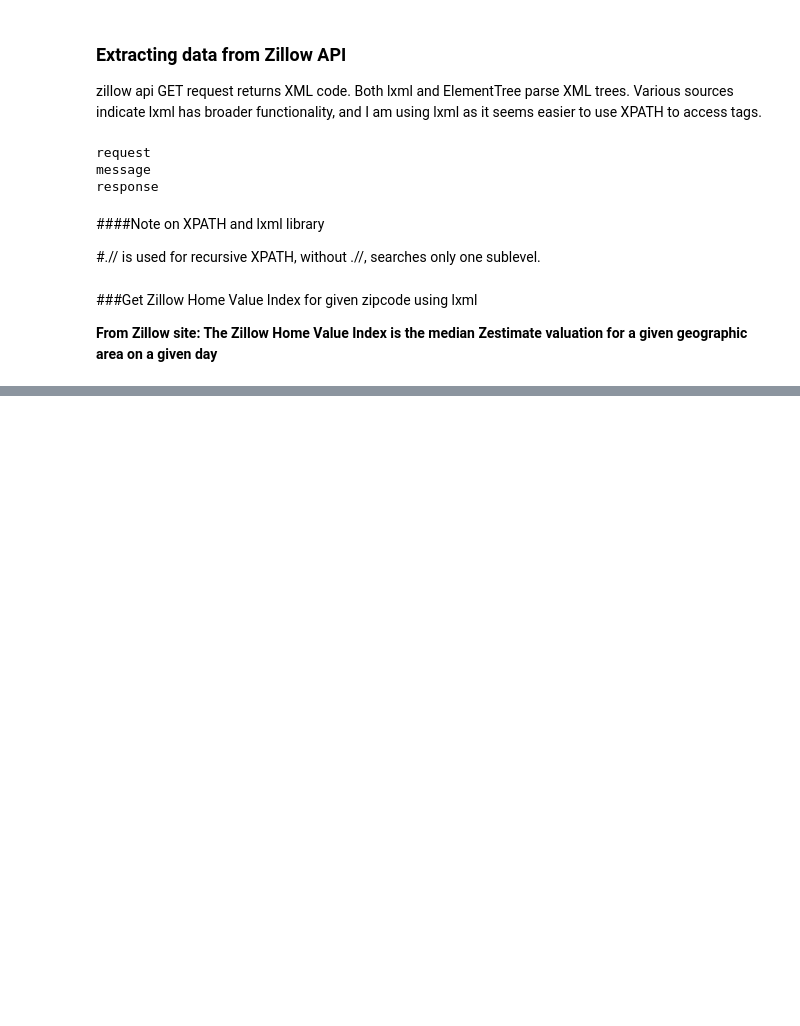
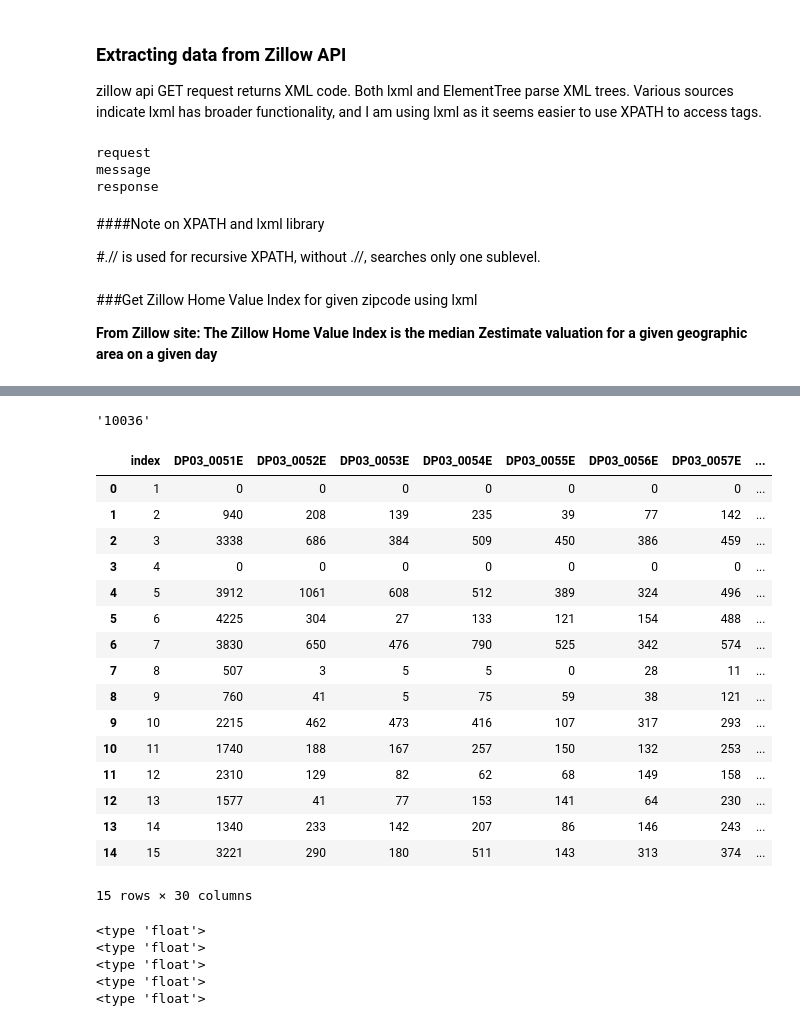
Before and after one commit to luiscvargas/insight_project, a Jupyter notebook: app/market_saturation_first_week.ipynb, the cells around one changed output, grey strips where cells are left out. Drawn from its saved outputs; the diff is of its cells as text; code cells hidden in the pictures; blank space fills up the shorter version.

```diff
--- a/app/market_saturation_first_week.ipynb
+++ b/app/market_saturation_first_week.ipynb
@@ -422,0 +405,8 @@ print zillow_value_index
+# %%
+zip_tract_dict = {}
+for zipval in ziplist:
+    dfsub = data[data["ZCTA5"] == zipval]
+    sublist = []
+    for index, row in dfsub.iterrows():
+        sublist.append((row['COUNTY'],row['TRACT']))
+    zip_tract_dict[zipval] = sublist
@@ -422,0 +415,9 @@ print zillow_value_index
+# %%
+def format_request(list_keys,county,state='36'):
+    tract = "*"  #get all tracts within county and state
+    with open("../oauth_keys/census.keys") as f:
+        census_key = f.read().strip("\n")
+    url_root = "http://api.census.gov/data/2013/acs5/profile?get="
+    url_vars = ",".join(list_keys)
+    url_reg  = "&for=tract:" + tract + "&in=state:" + state + "+county:" + county + "&key=" + census_key
+    return url_root + url_vars + url_reg
@@ -422,0 +486,10 @@ print zillow_value_index
+# %%
+import requests
+county_list = {"05": "Bronx", "81": "Queens", "61": "Manhattan",
+               "47": "Brooklyn", "85": "Staten Island"}
+county_list = {"61": "Manhattan"}
+#county_list = ["05","81","61","47","85"]
+#county_names = ["Bronx","Queens","Manhattan","Brooklyn","Staten Island"]
+for county in county_list.keys():
+    r = requests.get(format_request(census_vars_keys,county))
+    print "County "+county+" : "+str(len(r.json()))
@@ -422,0 +514,30 @@ print zillow_value_index
+# %%
+tract_zip_dict[('061','011900')]
+# %% [output]
+'10036'
+# %%
+#Add zip code to each row
+census_df.loc[:,'zipcode'] = 0
+for index, row in census_df.iterrows():
+    mytuple = (str(row["county"]),str(row["tract"]))
+    if mytuple in tract_zip_dict.keys():
+        census_df.loc[index,'zipcode'] = tract_zip_dict[mytuple]
+census_df.head(15)
+# %% [output]
+|  | index | DP03_0051E | DP03_0052E | DP03_0053E | DP03_0054E | DP03_0055E | DP03_0056E | DP03_0057E | ... |
+| 0 | 1 | 0 | 0 | 0 | 0 | 0 | 0 | 0 | ... |
+| 1 | 2 | 940 | 208 | 139 | 235 | 39 | 77 | 142 | ... |
+| 2 | 3 | 3338 | 686 | 384 | 509 | 450 | 386 | 459 | ... |
+| 3 | 4 | 0 | 0 | 0 | 0 | 0 | 0 | 0 | ... |
+| 4 | 5 | 3912 | 1061 | 608 | 512 | 389 | 324 | 496 | ... |
+| 5 | 6 | 4225 | 304 | 27 | 133 | 121 | 154 | 488 | ... |
+| 6 | 7 | 3830 | 650 | 476 | 790 | 525 | 342 | 574 | ... |
+| 7 | 8 | 507 | 3 | 5 | 5 | 0 | 28 | 11 | ... |
+| 8 | 9 | 760 | 41 | 5 | 75 | 59 | 38 | 121 | ... |
+| 9 | 10 | 2215 | 462 | 473 | 416 | 107 | 317 | 293 | ... |
+| 10 | 11 | 1740 | 188 | 167 | 257 | 150 | 132 | 253 | ... |
+| 11 | 12 | 2310 | 129 | 82 | 62 | 68 | 149 | 158 | ... |
+| 12 | 13 | 1577 | 41 | 77 | 153 | 141 | 64 | 230 | ... |
+| 13 | 14 | 1340 | 233 | 142 | 207 | 86 | 146 | 243 | ... |
+| 14 | 15 | 3221 | 290 | 180 | 511 | 143 | 313 | 374 | ... |
+15 rows × 30 columns
@@ -422,0 +589,13 @@ print zillow_value_index
+# %%
+#Calculate properties at the zipcode level
+feature_array = []
+for zipcode in ziplist:
+    number_households, avg_income, population, latino_population = get_census_features(census_df,zipcode)
+    value_index, value_median = get_housing_features(zipcode)
+    feature_array.append([zipcode, avg_income, population, value_index, value_median])
+# %% [output]
+<type 'float'>
+<type 'float'>
+<type 'float'>
+<type 'float'>
+<type 'float'>
```
Also changed, not shown: parts of 35 cells of this notebook.
